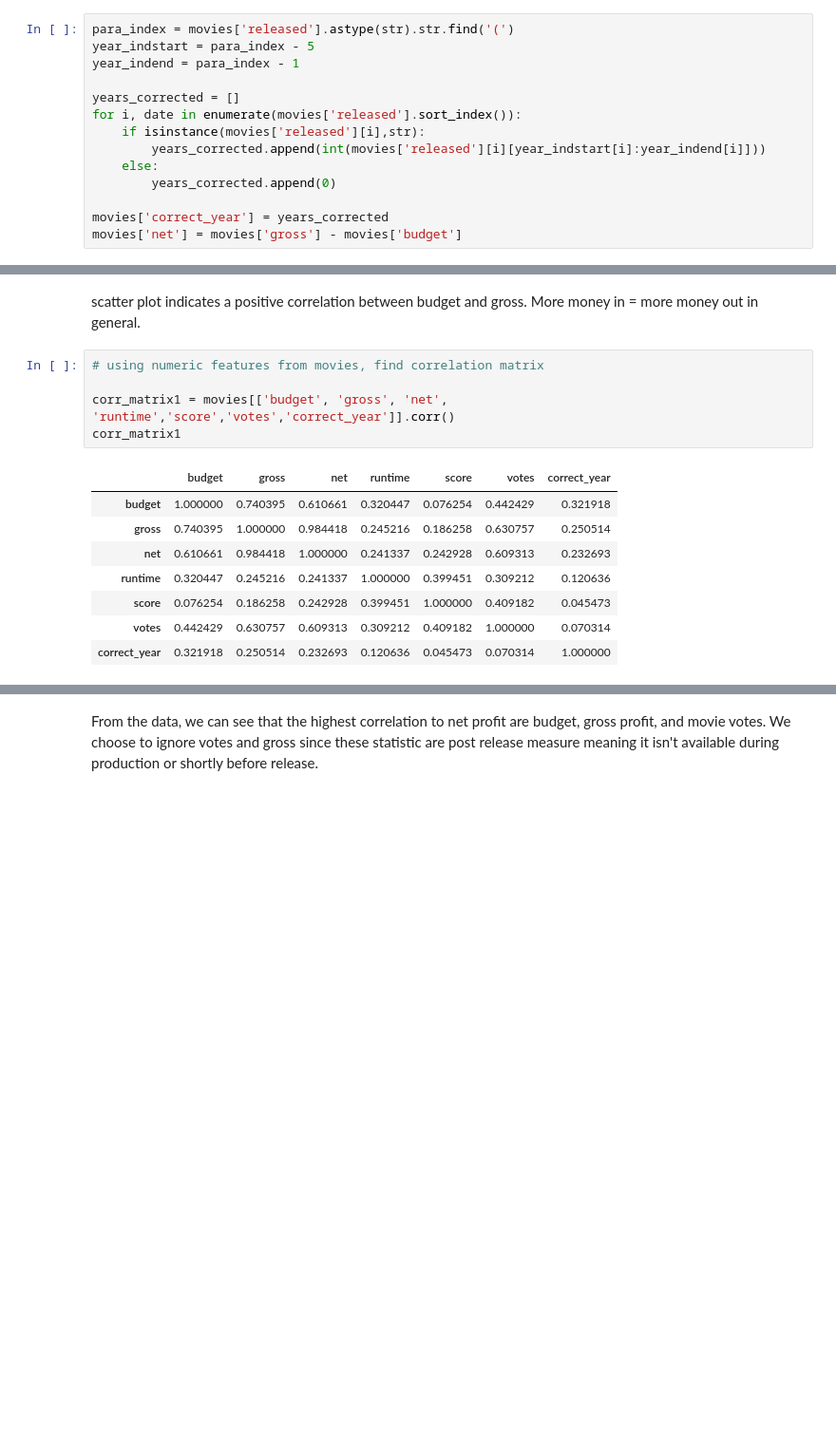
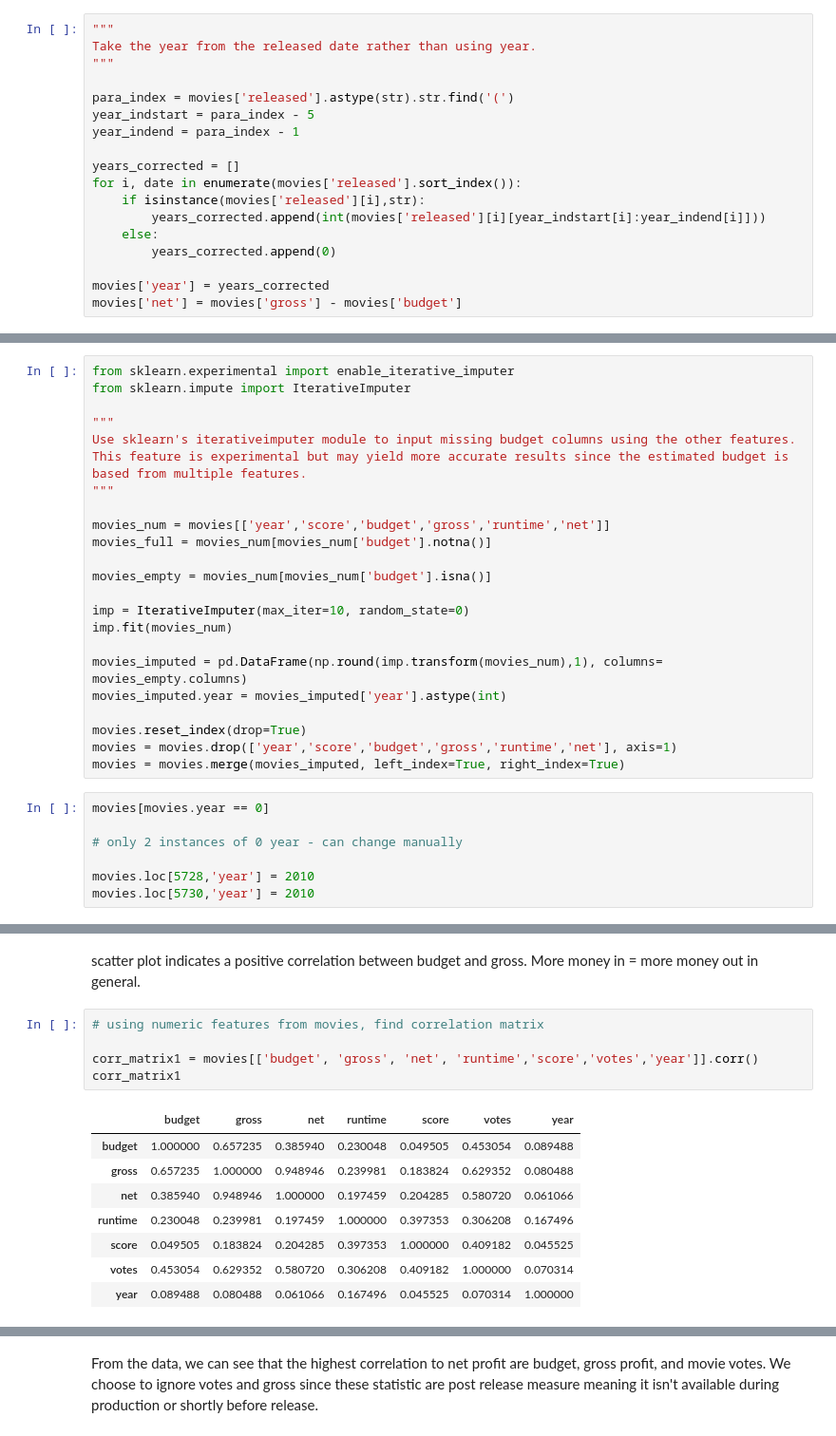
Before and after one commit to jack-li-2000/IMDB_movie_analysis, a Jupyter notebook: movies_correlation.ipynb, the cells around one changed output, grey strips where cells are left out. Shown at 95% size. Drawn from its saved outputs; the diff is of its cells as text; blank space fills up the shorter version.

```diff
--- a/movies_correlation.ipynb
+++ b/movies_correlation.ipynb
@@ -73,6 +63,10 @@ movies[['year', 'released']][240:250] #noticed some years dont match released li
 | 248 | 1982 | February 4, 1983 (United States) |
 | 249 | 1982 | December 10, 1982 (United States) |
 # %%
+"""
+Take the year from the released date rather than using year.
+"""
+
 para_index = movies['released'].astype(str).str.find('(')
 year_indstart = para_index - 5
 year_indend = para_index - 1
@@ -84,5 +78,5 @@ for i, date in enumerate(movies['released'].sort_index()):
     else:
         years_corrected.append(0)
 
-movies['correct_year'] = years_corrected
+movies['year'] = years_corrected
 movies['net'] = movies['gross'] - movies['budget']
@@ -88,0 +92,29 @@ movies['net'] = movies['gross'] - movies['budget']
+# %%
+from sklearn.experimental import enable_iterative_imputer
+from sklearn.impute import IterativeImputer
+
+"""
+Use sklearn's iterativeimputer module to input missing budget columns using the other features. This feature is experimental but may yield more accurate results since the estimated budget is based from multiple features.
+"""
+
+movies_num = movies[['year','score','budget','gross','runtime','net']]
+movies_full = movies_num[movies_num['budget'].notna()]
+
+movies_empty = movies_num[movies_num['budget'].isna()]
+
+imp = IterativeImputer(max_iter=10, random_state=0)
+imp.fit(movies_num)
+
+movies_imputed = pd.DataFrame(np.round(imp.transform(movies_num),1), columns= movies_empty.columns)
+movies_imputed.year = movies_imputed['year'].astype(int)
+
+movies.reset_index(drop=True)
+movies = movies.drop(['year','score','budget','gross','runtime','net'], axis=1)
+movies = movies.merge(movies_imputed, left_index=True, right_index=True)
+# %%
+movies[movies.year == 0]
+
+# only 2 instances of 0 year - can change manually
+
+movies.loc[5728,'year'] = 2010
+movies.loc[5730,'year'] = 2010
@@ -102,17 +203,17 @@ scatter plot indicates a positive correlation between budget and gross. More mon
 # %%
 # using numeric features from movies, find correlation matrix
 
-corr_matrix1 = movies[['budget', 'gross', 'net', 'runtime','score','votes','correct_year']].corr()
+corr_matrix1 = movies[['budget', 'gross', 'net', 'runtime','score','votes','year']].corr()
 corr_matrix1
 # %% [output]
-|  | budget | gross | net | runtime | score | votes | correct_year |
-| budget | 1.000000 | 0.740395 | 0.610661 | 0.320447 | 0.076254 | 0.442429 | 0.321918 |
-| gross | 0.740395 | 1.000000 | 0.984418 | 0.245216 | 0.186258 | 0.630757 | 0.250514 |
-| net | 0.610661 | 0.984418 | 1.000000 | 0.241337 | 0.242928 | 0.609313 | 0.232693 |
-| runtime | 0.320447 | 0.245216 | 0.241337 | 1.000000 | 0.399451 | 0.309212 | 0.120636 |
-| score | 0.076254 | 0.186258 | 0.242928 | 0.399451 | 1.000000 | 0.409182 | 0.045473 |
-| votes | 0.442429 | 0.630757 | 0.609313 | 0.309212 | 0.409182 | 1.000000 | 0.070314 |
-| correct_year | 0.321918 | 0.250514 | 0.232693 | 0.120636 | 0.045473 | 0.070314 | 1.000000 |
+|  | budget | gross | net | runtime | score | votes | year |
+| budget | 1.000000 | 0.657235 | 0.385940 | 0.230048 | 0.049505 | 0.453054 | 0.089488 |
+| gross | 0.657235 | 1.000000 | 0.948946 | 0.239981 | 0.183824 | 0.629352 | 0.080488 |
+| net | 0.385940 | 0.948946 | 1.000000 | 0.197459 | 0.204285 | 0.580720 | 0.061066 |
+| runtime | 0.230048 | 0.239981 | 0.197459 | 1.000000 | 0.397353 | 0.306208 | 0.167496 |
+| score | 0.049505 | 0.183824 | 0.204285 | 0.397353 | 1.000000 | 0.409182 | 0.045525 |
+| votes | 0.453054 | 0.629352 | 0.580720 | 0.306208 | 0.409182 | 1.000000 | 0.070314 |
+| year | 0.089488 | 0.080488 | 0.061066 | 0.167496 | 0.045525 | 0.070314 | 1.000000 |
 # %%
 # visualize correlation using heatmap
 
```
Also changed, not shown: parts of 22 cells of this notebook.
